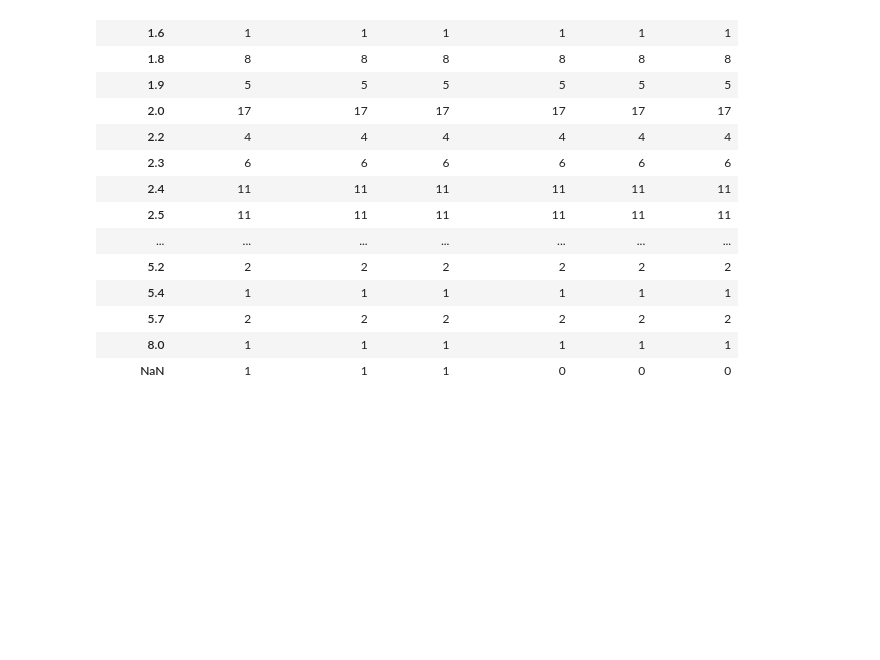
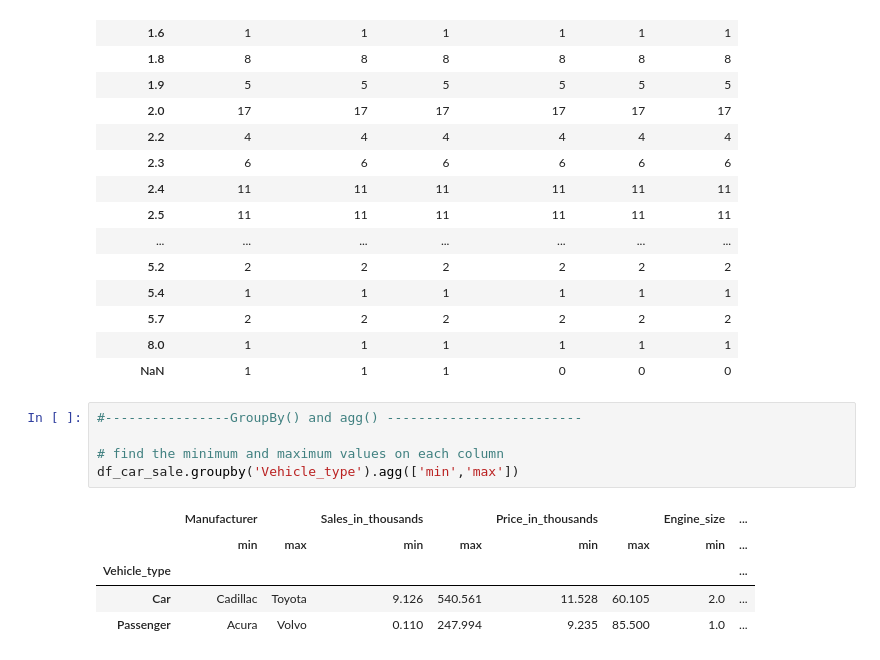
Before and after one commit to DiilaNa/Data_Science_with-Pandas, a Jupyter notebook: Project-2/GroupByandAgrregateFunctions.ipynb, the cells around one changed output. Saved outputs shown, nothing was run; the diff lists cells and outputs as text; blank space fills up the shorter version.

```diff
--- a/Project-2/GroupByandAgrregateFunctions.ipynb
+++ b/Project-2/GroupByandAgrregateFunctions.ipynb
@@ -289,3 +289,14 @@ df_car_sale.groupby('Engine_size',dropna=False).count()
 | 5.7 | 2 | 2 | 2 | 2 | 2 | 2 |
 | 8.0 | 1 | 1 | 1 | 1 | 1 | 1 |
 | NaN | 1 | 1 | 1 | 0 | 0 | 0 |
+# %%
+#----------------GroupBy() and agg() -------------------------
+
+# find the minimum and maximum values on each column
+df_car_sale.groupby('Vehicle_type').agg(['min','max'])
+# %% [output]
+|  | Manufacturer |  | Sales_in_thousands |  | Price_in_thousands |  | Engine_size | ... |
+|  | min | max | min | max | min | max | min | ... |
+| Vehicle_type |  |  |  |  |  |  |  | ... |
+| Car | Cadillac | Toyota | 9.126 | 540.561 | 11.528 | 60.105 | 2.0 | ... |
+| Passenger | Acura | Volvo | 0.110 | 247.994 | 9.235 | 85.500 | 1.0 | ... |
```
Also changed, not shown: parts of 3 cells of this notebook.
